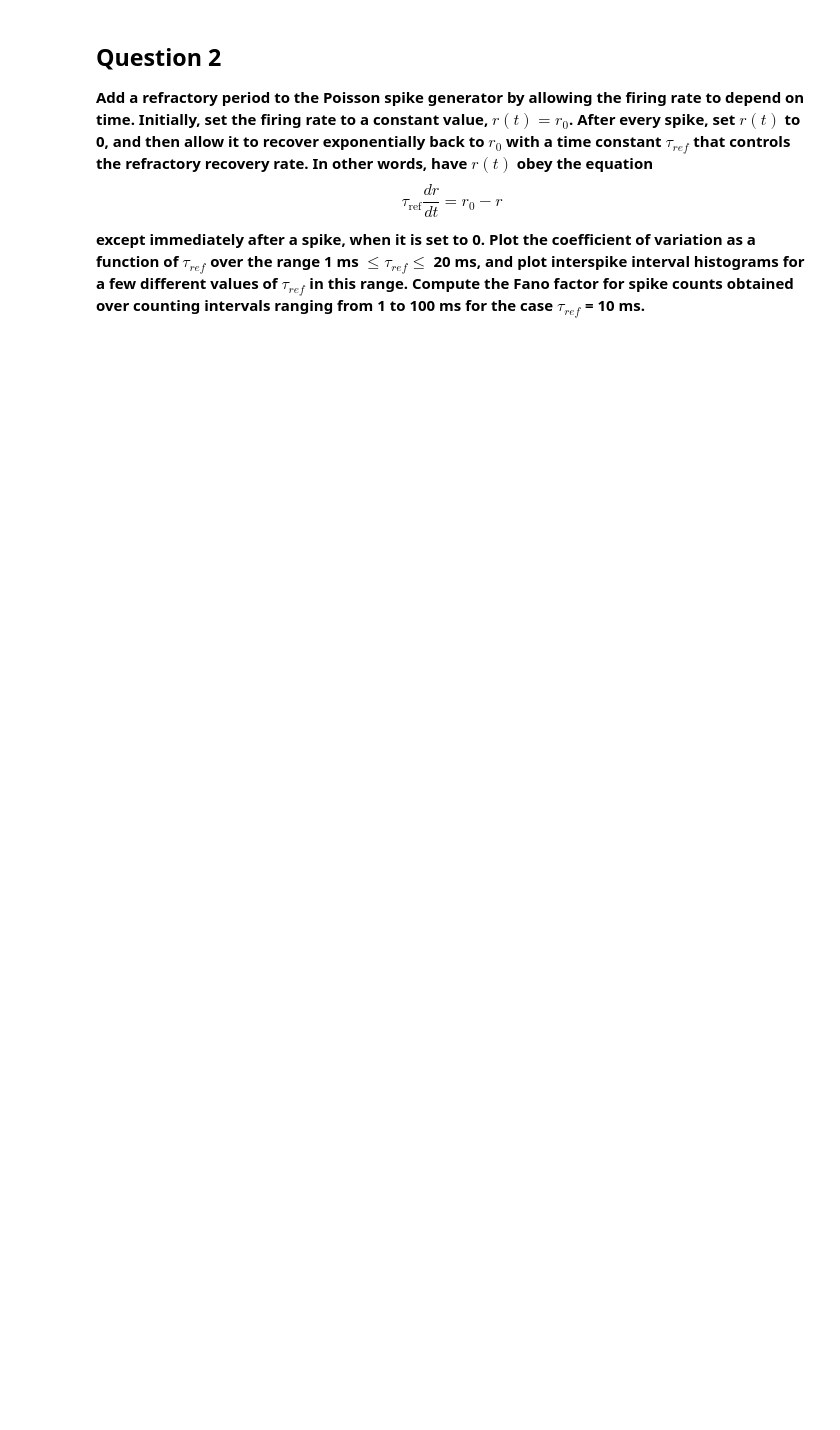
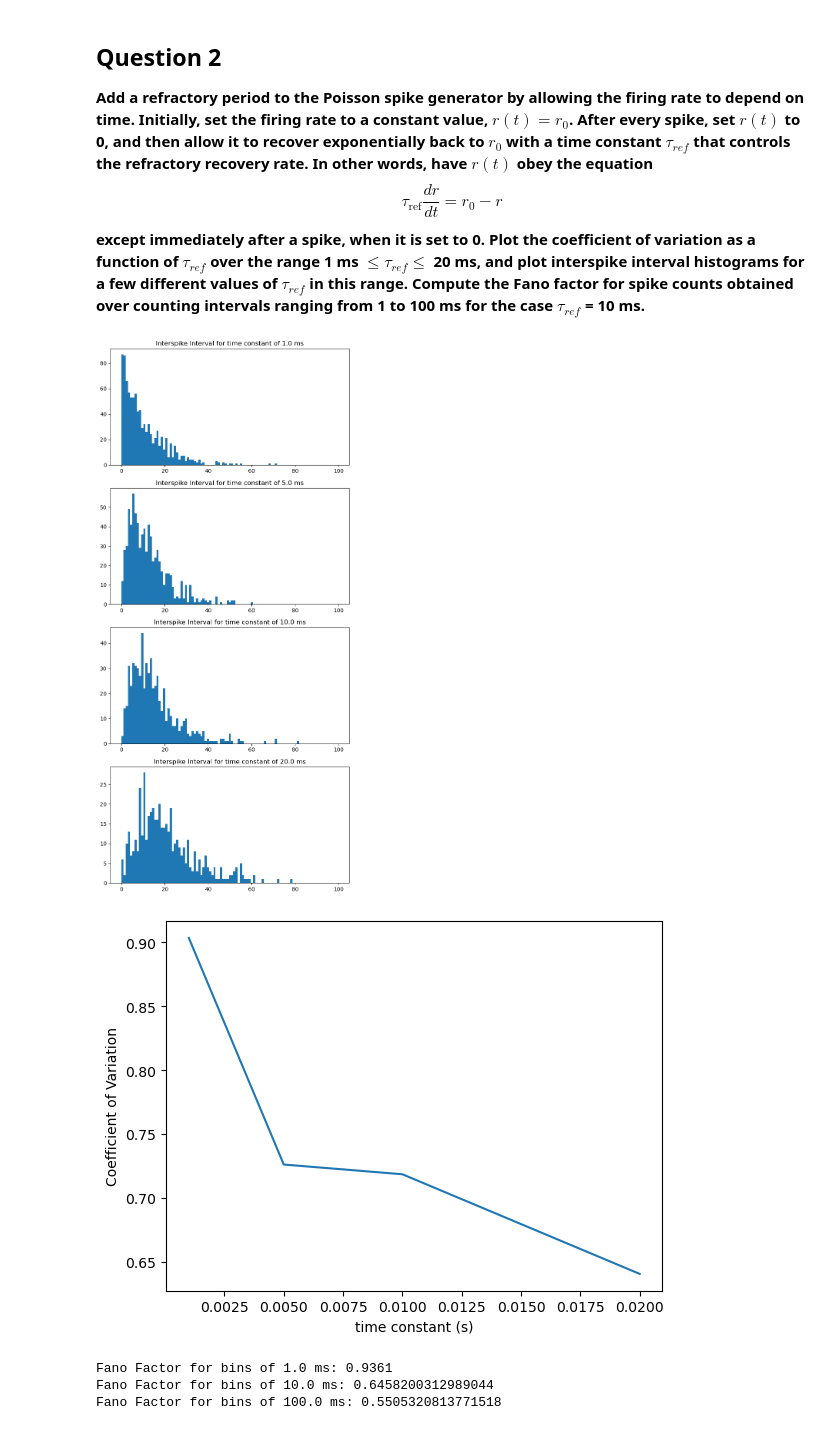
Before and after one commit to Manu-Yenikapati/Theoretical-Neuroscience-by-Dayan-Abbott, a Jupyter notebook: Chapter 1 - Firing Rates and Spike Statistics.ipynb, the cells around one changed output. Drawn from its saved outputs; the diff is of its cells as text; code cells hidden in the pictures; blank space fills up the shorter version.

```diff
--- a/Chapter 1 - Firing Rates and Spike Statistics.ipynb
+++ b/Chapter 1 - Firing Rates and Spike Statistics.ipynb
@@ -70,3 +69,59 @@ Fano Factor for bins of 100.0 ms: 1.2587006737247355
 # %% [markdown]
 ## **Question 2**
 **Add a refractory period to the Poisson spike generator by allowing the firing rate to depend on time. Initially, set the firing rate to a constant value, $r(t) = r_0$. After every spike, set $r(t)$ to 0, and then allow it to recover exponentially back to $r_0$ with a time constant $\tau_{ref}$ that controls the refractory recovery rate. In other words, have $r(t)$ obey the equation $$\tau_{\text{ref}} \frac{dr}{dt} = r_0 - r$$ except immediately after a spike, when it is set to 0. Plot the coefficient of variation as a function of $\tau_{ref}$ over the range 1 ms $\le \tau_{ref} \le$ 20 ms, and plot interspike interval histograms for a few different values of $\tau_{ref}$ in this range. Compute the Fano factor for spike counts obtained over counting intervals ranging from 1 to 100 ms for the case $\tau_{ref}$ = 10 ms.**
+# %%
+refracted_times = []
+coefficients_variation = []
+time_constants = [0.001, 0.005, 0.01, 0.02]
+dt = 0.001
+fano_output = ""
+
+fig, plots = plt.subplots(4,1, figsize=(8,18))
+
+for num in range(len(plots)):
+    tau_ref = time_constants[num]
+    refracted_times = []
+    current_rate = r
+
+    for t in np.arange(0, T, dt):
+        # rate recovery
+        current_rate += (r - current_rate) * (dt / tau_ref)
+
+        # probability of spike
+        if np.random.rand() < current_rate * dt:
+            refracted_times.append(t)
+            current_rate = 0
+
+    if tau_ref == 0.01:
+        bin_sizes = [0.001, 0.01, 0.1]  # 1, 10, 100 ms bins
+        for i in bin_sizes:
+            counts, _ = np.histogram(refracted_times, bins=np.arange(0, T + i, i))
+            fano_output += f"Fano Factor for bins of {i * 1000} ms: {np.var(counts) / np.mean(counts)} \n"
+
+    # compute ISI
+    if len(refracted_times) > 1:
+        ISI = np.diff(refracted_times) * 1000
+    else:
+        ISI = []
+
+    plots[num].hist(ISI, bins=99, range=(0,100))
+    plots[num].set_title(f"Interspike Interval for time constant of {tau_ref * 1000} ms")
+
+    if len(ISI) > 0:
+        coefficients_variation.append(np.std(ISI) / np.mean(ISI))
+    else:
+        coefficients_variation.append(0)
+
+plt.figure()
+plt.plot(time_constants, coefficients_variation)
+plt.xlabel("time constant (s)")
+plt.ylabel("Coefficient of Variation")
+plt.show()
+
+print(fano_output)
+# %% [output]
+[figure, added]
+[figure, added]
+Fano Factor for bins of 1.0 ms: 0.9361
+Fano Factor for bins of 10.0 ms: 0.6458200312989044
+Fano Factor for bins of 100.0 ms: 0.5505320813771518
```
Also changed, not shown: parts of 2 cells of this notebook.
